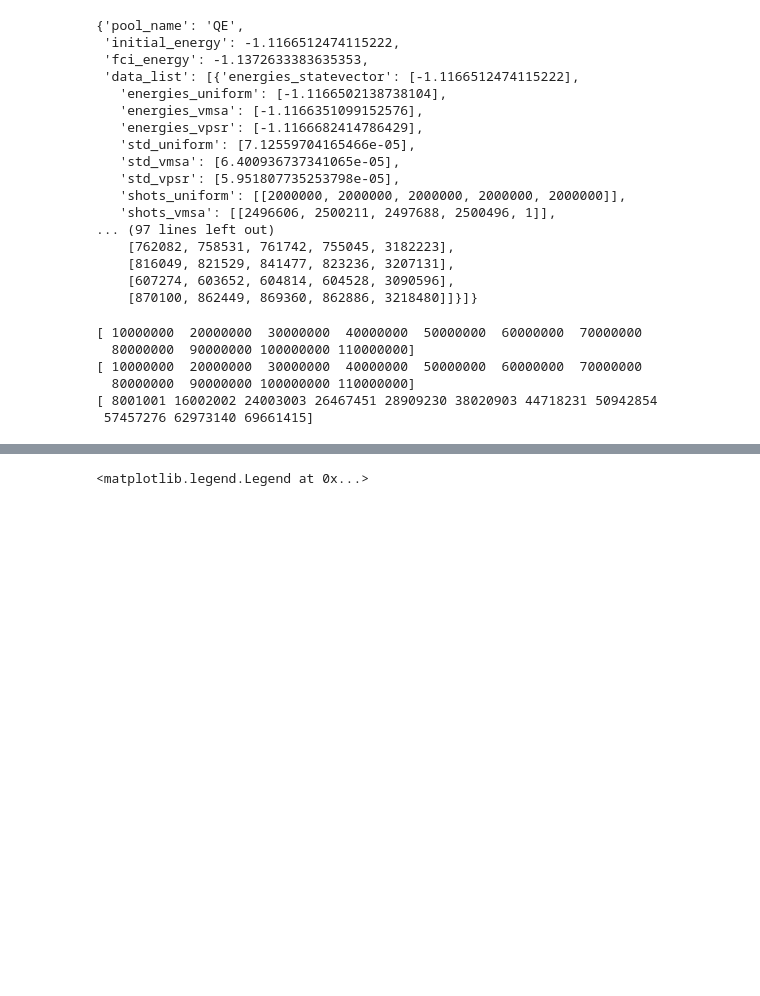
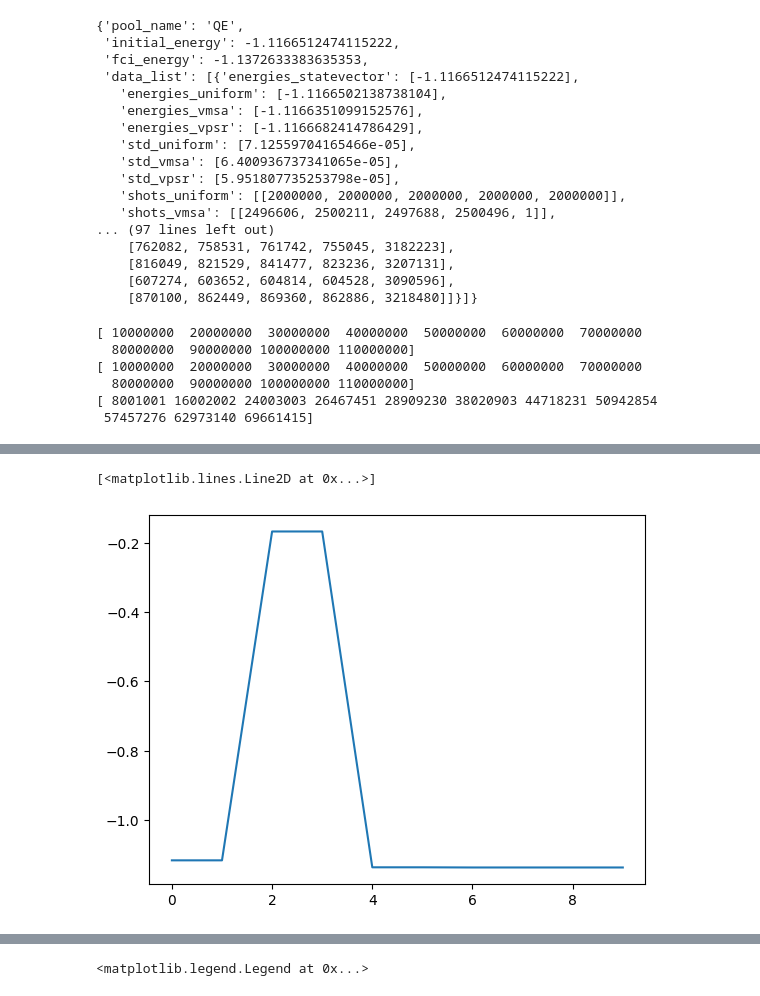
Before and after one commit to azhar-ikhtiarudin/ShotOptimization-ADAPT-VQE, a Jupyter notebook: 2-Shot-ADAPT-VQE/data_analysis.ipynb, the cells around one changed output, grey strips where cells are left out. Cells and saved outputs as stored; diff of their text form; code cells hidden in the pictures; blank space fills up the shorter version.

```diff
--- a/2-Shot-ADAPT-VQE/data_analysis.ipynb
+++ b/2-Shot-ADAPT-VQE/data_analysis.ipynb
@@ -58 +78,6 @@ print(shots_vpsr)
+# %%
+plt.plot(data['data_list'][1]['energies_statevector'])
+# %% [output]
+[<matplotlib.lines.Line2D at 0x...>]
+[figure, added]
 # %%
```
Also changed, not shown: parts of 4 cells of this notebook, 3 other files.
